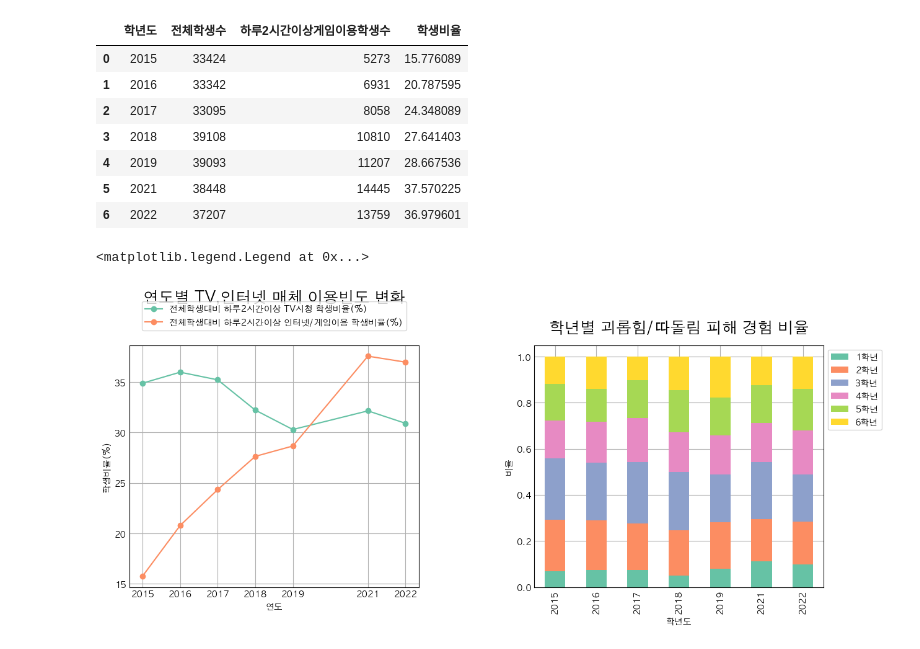
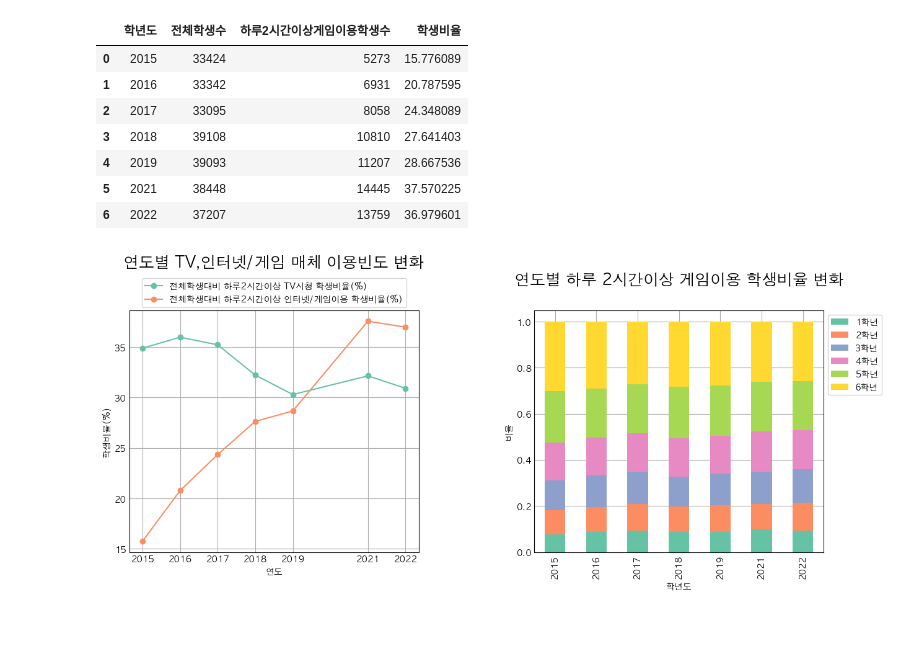
Before and after one commit to wooyeon83/AIBP_Team_Project, a Jupyter notebook: src/PRJ_02_Data_Analyze_Visualization.ipynb, the cells around one changed output. Drawn from its saved outputs; the diff is of its cells as text; code cells hidden in the pictures.

```diff
--- a/src/PRJ_02_Data_Analyze_Visualization.ipynb
+++ b/src/PRJ_02_Data_Analyze_Visualization.ipynb
@@ -948,32 +948,32 @@ df1
 # %%
 fig, ax = plt.subplots(1,2, figsize=(14,6))
 students_tv = df_tv['학생비율'].to_list()
 students_game = df_game['학생비율'].to_list()
 ax[0].plot(years, students_tv, marker='o', label='전체학생대비 하루2시간이상 TV시청 학생비율(%)')
 ax[0].plot(years, students_game, marker='o', label='전체학생대비 하루2시간이상 인터넷/게임이용 학생비율(%)')
 
-ax[0].set_title('연도별 TV,인터넷/게임 매체 이용빈도 변화', fontdict=font, pad=50)
+ax[0].set_title('연도별 TV,인터넷/게임 매체 이용비율 변화', fontdict=font, pad=50)
 ax[0].set_xlabel('연도')
 ax[0].set_ylabel('학생비율(%)')
 ax[0].legend(loc='upper center', bbox_to_anchor=(0.5, 1.15), ncol=1)
 ax[0].grid(True)
 ax[0].set_xticks(years)  # x축 눈금을 연도로 설정
-fig.subplots_adjust(left=0.1, right=0.9, top=0.85, bottom=0.2, wspace=0.4)
 
 
-df_exp = df1[df1['괴롭힘따돌림']==1]
+
+df_exp = df1[df1['2시간이상게임']==1]
 df_exp['학년'] = df_exp['학년'].map({1:'1학년', 2:'2학년', 3: '3학년', 4: '4학년', 5:'5학년', 6:'6학년'})
 
 diet_experience = df_exp.groupby(['학년도', '학년']).size().unstack().fillna(0)
 diet_experience_ratio = diet_experience.div(diet_experience.sum(axis=1), axis=0)
 
 # 막대 그래프 그리기
 diet_experience_ratio.plot(kind='bar', stacked=True, ax=ax[1])
 ax[1].set_xlabel('학년도')
 ax[1].set_ylabel('비율')
-ax[1].set_title('학년별 괴롭힘/따돌림 피해 경험 비율', fontdict=font, pad=15)
+ax[1].set_title('연도별 하루 2시간이상 게임이용 학생비율 변화', fontdict=font, pad=30)
 ax[1].legend(title='학년')
 ax[1].legend(loc='upper left', bbox_to_anchor=(1, 1))
+fig.subplots_adjust(left=0.1, right=0.9, top=0.85, bottom=0.2, wspace=0.4)
 # %% [output]
-<matplotlib.legend.Legend at 0x...>
-[figure, old version]
+[figure, new version]
```
Also changed, not shown: parts of 13 cells of this notebook.
